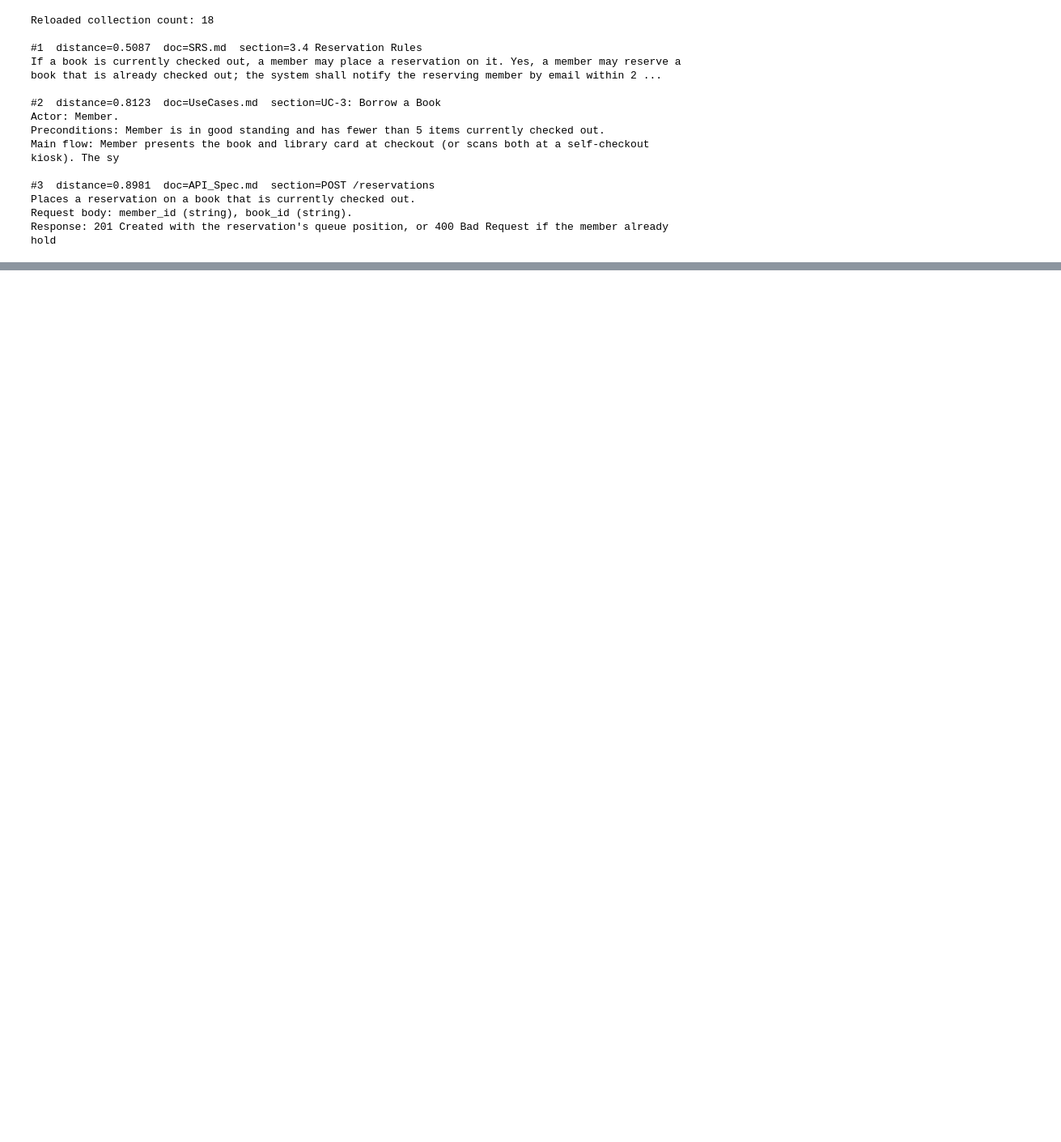
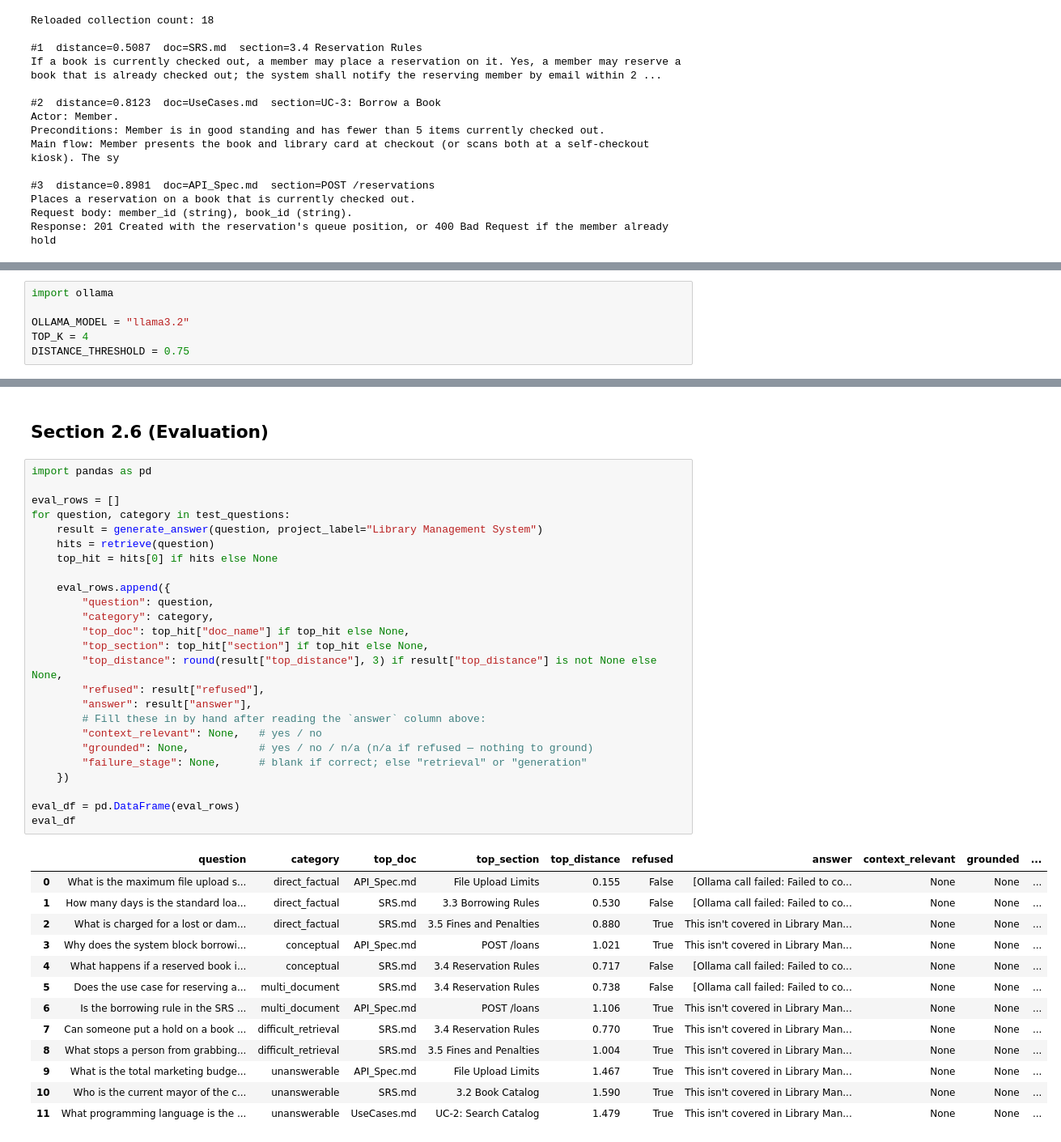
Before and after one commit to EhsanSamy/SpecWise-RAG, a Jupyter notebook: notebooks/rag_pipeline.ipynb, the cells around one changed output, grey strips where cells are left out. Shown at 81% size. Cells and saved outputs as stored; diff of their text form; blank space fills up the shorter version.

Commit message:
feat(rag): configure vector store and add retrieval and prompting steps

```diff
--- a/notebooks/rag_pipeline.ipynb
+++ b/notebooks/rag_pipeline.ipynb
@@ -259,0 +237,6 @@ Response: 201 Created with the reservation's queue position, or 400 Bad Request
+# %%
+import ollama
+
+OLLAMA_MODEL = "llama3.2"
+TOP_K = 4
+DISTANCE_THRESHOLD = 0.75
@@ -259,0 +368,41 @@ Response: 201 Created with the reservation's queue position, or 400 Bad Request
+# %% [markdown]
+## Section 2.6 (Evaluation)
+# %%
+import pandas as pd
+
+eval_rows = []
+for question, category in test_questions:
+    result = generate_answer(question, project_label="Library Management System")
+    hits = retrieve(question)
+    top_hit = hits[0] if hits else None
+
+    eval_rows.append({
+        "question": question,
+        "category": category,
+        "top_doc": top_hit["doc_name"] if top_hit else None,
+        "top_section": top_hit["section"] if top_hit else None,
+        "top_distance": round(result["top_distance"], 3) if result["top_distance"] is not None else None,
+        "refused": result["refused"],
+        "answer": result["answer"],
+        # Fill these in by hand after reading the `answer` column above:
+        "context_relevant": None,   # yes / no
+        "grounded": None,           # yes / no / n/a (n/a if refused — nothing to ground)
+        "failure_stage": None,      # blank if correct; else "retrieval" or "generation"
+    })
+
+eval_df = pd.DataFrame(eval_rows)
+eval_df
+# %% [output]
+|  | question | category | top_doc | top_section | top_distance | refused | answer | context_relevant | grounded | ... |
+| 0 | What is the maximum file upload s... | direct_factual | API_Spec.md | File Upload Limits | 0.155 | False | [Ollama call failed: Failed to co... | None | None | ... |
+| 1 | How many days is the standard loa... | direct_factual | SRS.md | 3.3 Borrowing Rules | 0.530 | False | [Ollama call failed: Failed to co... | None | None | ... |
+| 2 | What is charged for a lost or dam... | direct_factual | SRS.md | 3.5 Fines and Penalties | 0.880 | True | This isn't covered in Library Man... | None | None | ... |
+| 3 | Why does the system block borrowi... | conceptual | API_Spec.md | POST /loans | 1.021 | True | This isn't covered in Library Man... | None | None | ... |
+| 4 | What happens if a reserved book i... | conceptual | SRS.md | 3.4 Reservation Rules | 0.717 | False | [Ollama call failed: Failed to co... | None | None | ... |
+| 5 | Does the use case for reserving a... | multi_document | SRS.md | 3.4 Reservation Rules | 0.738 | False | [Ollama call failed: Failed to co... | None | None | ... |
+| 6 | Is the borrowing rule in the SRS ... | multi_document | API_Spec.md | POST /loans | 1.106 | True | This isn't covered in Library Man... | None | None | ... |
+| 7 | Can someone put a hold on a book ... | difficult_retrieval | SRS.md | 3.4 Reservation Rules | 0.770 | True | This isn't covered in Library Man... | None | None | ... |
+| 8 | What stops a person from grabbing... | difficult_retrieval | SRS.md | 3.5 Fines and Penalties | 1.004 | True | This isn't covered in Library Man... | None | None | ... |
+| 9 | What is the total marketing budge... | unanswerable | API_Spec.md | File Upload Limits | 1.467 | True | This isn't covered in Library Man... | None | None | ... |
+| 10 | Who is the current mayor of the c... | unanswerable | SRS.md | 3.2 Book Catalog | 1.590 | True | This isn't covered in Library Man... | None | None | ... |
+| 11 | What programming language is the ... | unanswerable | UseCases.md | UC-2: Search Catalog | 1.479 | True | This isn't covered in Library Man... | None | None | ... |
```
Also changed, not shown: parts of 13 cells of this notebook, 2 other files.
